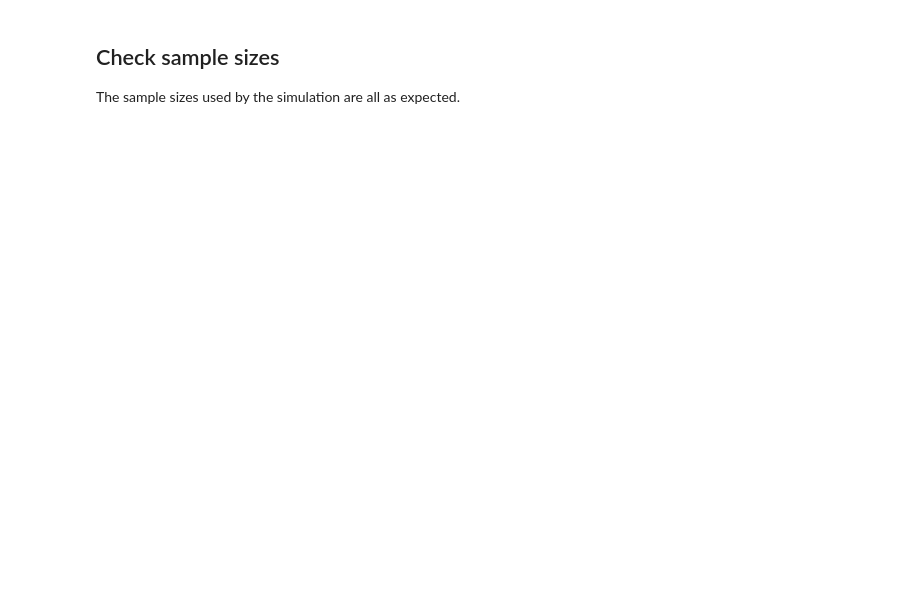
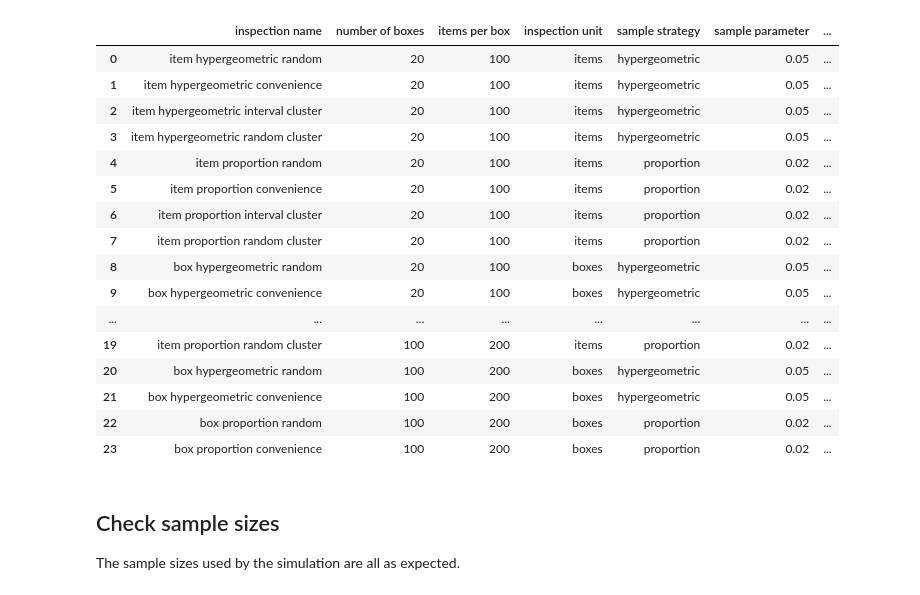
Before and after one commit to ncsu-landscape-dynamics/popsborder, a Jupyter notebook: validation_plots.ipynb, the cells around one changed output. Drawn from its saved outputs; the diff is of its cells as text; code cells hidden in the pictures; blank space fills up the shorter version.

```diff
--- a/validation_plots.ipynb
+++ b/validation_plots.ipynb
@@ -287,3 +301,32 @@ sample_validation_df = save_scenario_result_to_pandas(
+# %%
+# Format dataframe
+column_names = ["inspection name", "number of boxes", "items per box", "inspection unit", "sample strategy", "sample parameter", "selection strategy", "items inspected"]
+sample_validation_df_pretty = sample_validation_df.iloc[:,[0,1,3,4,5,6,8,10]]
+hypergeometric_parameters = sample_validation_df.iloc[[0,1,2,3,8,9,12,13,14,15,20,21],7]
+
+sample_validation_df_pretty.iloc[[0,1,2,3,8,9,12,13,14,15,20,21],5] = hypergeometric_parameters
+sample_validation_df_pretty.columns = column_names
+# %%
+
+sample_validation_df_pretty
+# %% [output]
+|  | inspection name | number of boxes | items per box | inspection unit | sample strategy | sample parameter | ... |
+| 0 | item hypergeometric random | 20 | 100 | items | hypergeometric | 0.05 | ... |
+| 1 | item hypergeometric convenience | 20 | 100 | items | hypergeometric | 0.05 | ... |
+| 2 | item hypergeometric interval cluster | 20 | 100 | items | hypergeometric | 0.05 | ... |
+| 3 | item hypergeometric random cluster | 20 | 100 | items | hypergeometric | 0.05 | ... |
+| 4 | item proportion random | 20 | 100 | items | proportion | 0.02 | ... |
+| 5 | item proportion convenience | 20 | 100 | items | proportion | 0.02 | ... |
+| 6 | item proportion interval cluster | 20 | 100 | items | proportion | 0.02 | ... |
+| 7 | item proportion random cluster | 20 | 100 | items | proportion | 0.02 | ... |
+| 8 | box hypergeometric random | 20 | 100 | boxes | hypergeometric | 0.05 | ... |
+| 9 | box hypergeometric convenience | 20 | 100 | boxes | hypergeometric | 0.05 | ... |
+| ... | ... | ... | ... | ... | ... | ... | ... |
+| 19 | item proportion random cluster | 100 | 200 | items | proportion | 0.02 | ... |
+| 20 | box hypergeometric random | 100 | 200 | boxes | hypergeometric | 0.05 | ... |
+| 21 | box hypergeometric convenience | 100 | 200 | boxes | hypergeometric | 0.05 | ... |
+| 22 | box proportion random | 100 | 200 | boxes | proportion | 0.02 | ... |
+| 23 | box proportion convenience | 100 | 200 | boxes | proportion | 0.02 | ... |
 # %% [markdown]
 ## Check sample sizes
 The sample sizes used by the simulation are all as expected.
```
Also changed, not shown: parts of 48 cells of this notebook, 34 other files.
